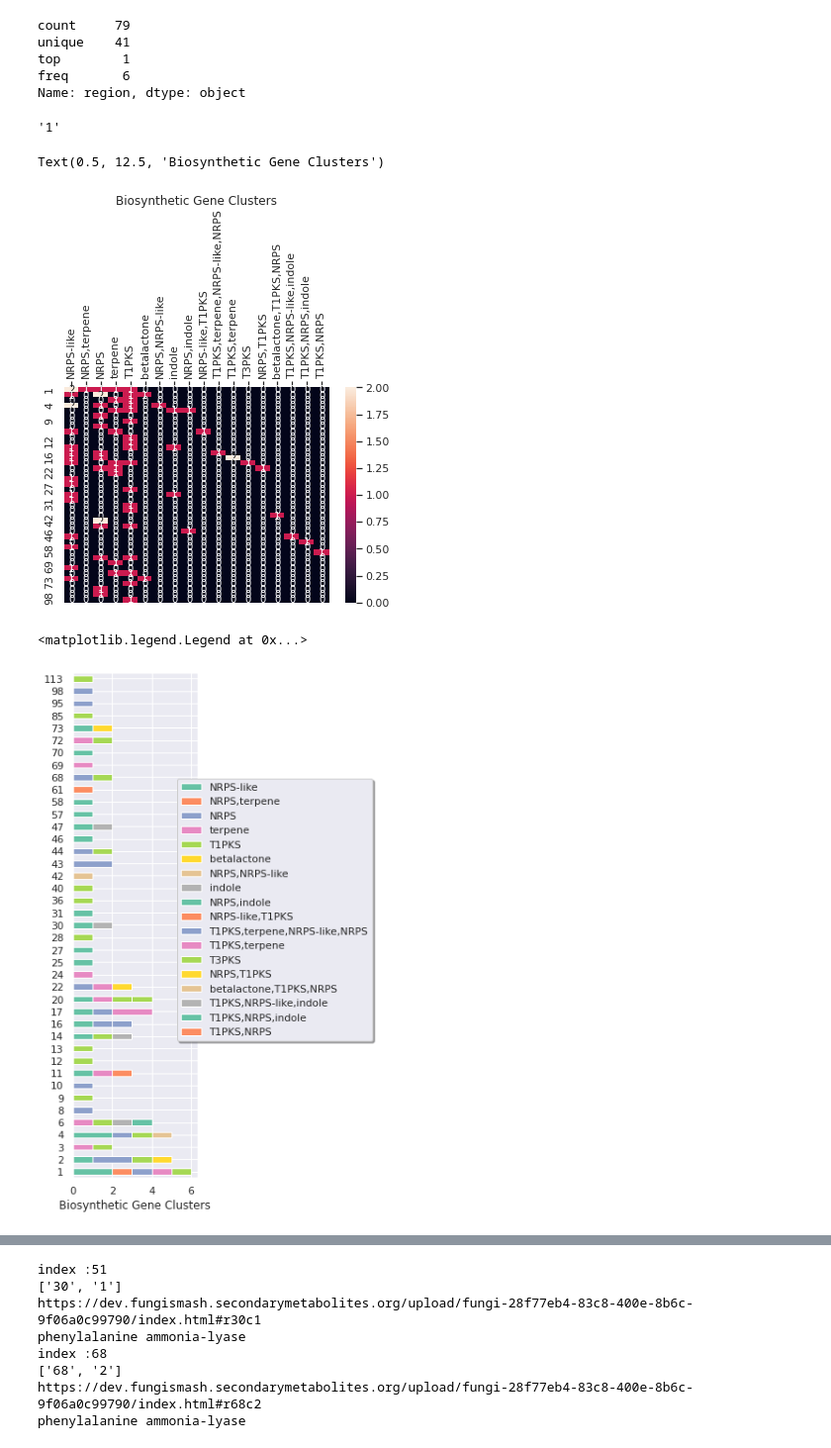
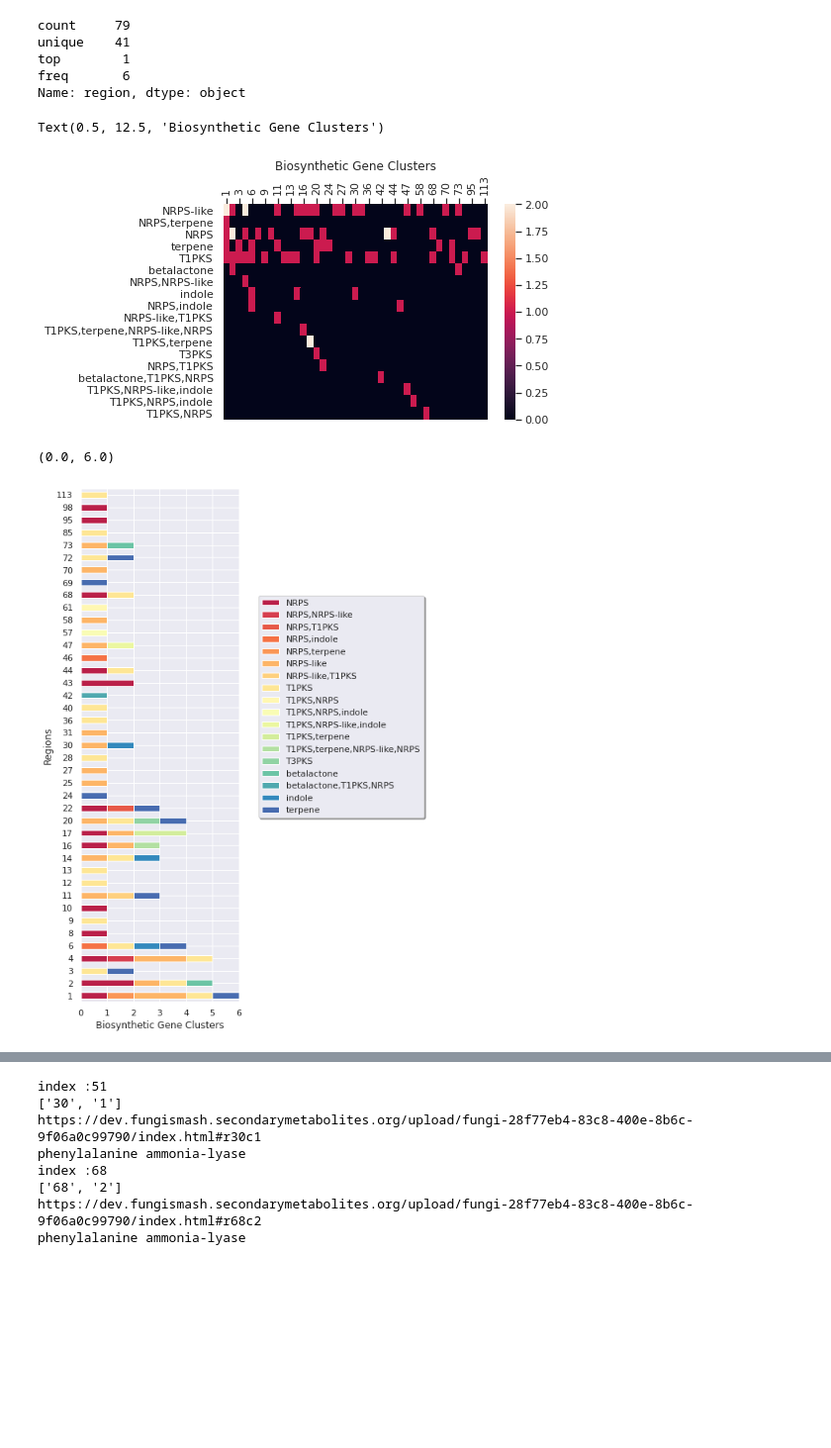
Before and after one commit to matinnuhamunada/course_27815, a Jupyter notebook: CHO_015404.ipynb, the cells around one changed output, grey strips where cells are left out. Shown at 99% size. Saved outputs shown, nothing was run; the diff lists cells and outputs as text; code cells hidden in the pictures; blank space fills up the shorter version.

```diff
--- a/CHO_015404.ipynb
+++ b/CHO_015404.ipynb
@@ -102,10 +102,6 @@ unique    41
 top        1
 freq       6
 Name: region, dtype: object
-# %%
-df_summary.loc[1, 'region']
-# %% [output]
-'1'
 # %%
 df_count = pd.DataFrame(columns=df_summary.Type.unique())
 for i in df_summary.region.unique():
@@ -118,23 +114,28 @@ df_count = df_count.fillna(0)
 # %%
 import seaborn as sns; sns.set()
 
 %matplotlib inline
-g = sns.heatmap(df_count, annot=True, cbar_kws={"orientation":"vertical"})
+g = sns.heatmap(df_count.transpose(), annot=False, cbar_kws={"orientation":"vertical"})
 g.set_xticklabels(g.get_xticklabels(), rotation = 90)
 g.xaxis.set_ticks_position('top')
 g.xaxis.set_label_position('top')
 g.set_xlabel('Biosynthetic Gene Clusters')
 # %% [output]
 Text(0.5, 12.5, 'Biosynthetic Gene Clusters')
-[figure, old version]
+[figure, new version]
 # %%
-sns.set_palette("Set2", n_colors=20)
-ax = df_count.plot(kind='barh', stacked=True, legend=False, figsize=(4,10))
+sns.set_palette("Spectral", n_colors=18)
+df_bar = df_count.sort_index(axis=1)
+ax = df_bar.plot(kind='barh', stacked=True, legend=False, figsize=(6,12))
 ax.set_xlabel("Biosynthetic Gene Clusters")
+ax.set_ylabel("Regions")
 chartBox = ax.get_position()
 ax.set_position([chartBox.x0, chartBox.y0, chartBox.width*0.6, chartBox.height])
-ax.legend(loc='upper right', bbox_to_anchor=(2.45, 0.8), shadow=True, ncol=1)
+ax.legend(loc='upper right', bbox_to_anchor=(2.2, 0.8), shadow=True, ncol=1)
+ax.set_xlim([0, 6])
+#fig = ax.get_figure()
+#fig.savefig('region_bgcs.png')
 # %% [output]
-<matplotlib.legend.Legend at 0x...>
+(0.0, 6.0)
-[figure, old version]
+[figure, new version]
 # %%
```
Also changed, not shown: parts of 2 cells of this notebook, 1 other file.
